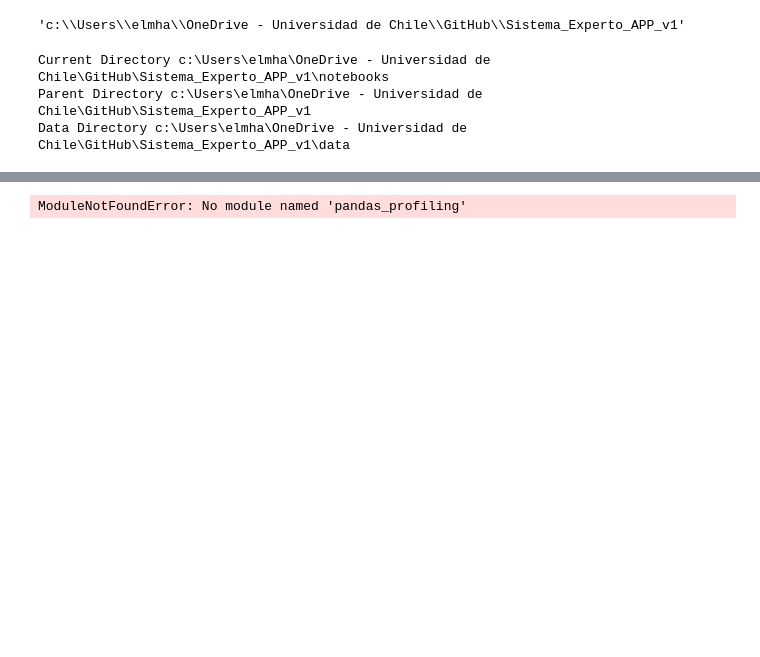
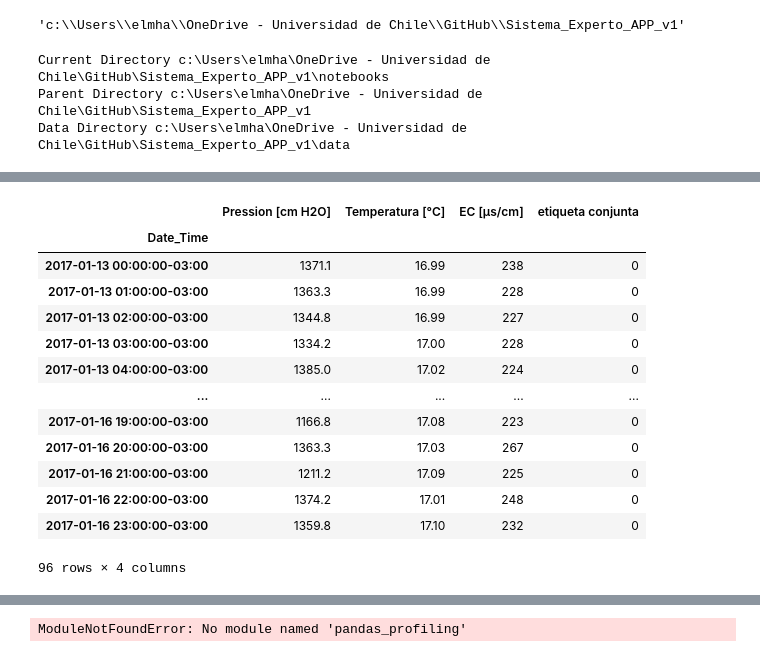
Before and after one commit to Max-jones/Sistema_Experto_APP_v1, a Jupyter notebook: notebooks/app_testing.ipynb, the cells around one changed output, grey strips where cells are left out. Cells and saved outputs as stored; diff of their text form; code cells hidden in the pictures; blank space fills up the shorter version.

```diff
--- a/notebooks/app_testing.ipynb
+++ b/notebooks/app_testing.ipynb
@@ -71,3 +75,20 @@ df.head()
+# %%
+df.loc['13-01-2017':'16-01-2017']
+# %% [output]
+|  | Pression [cm H2O] | Temperatura [°C] | EC [µs/cm] | etiqueta conjunta |
+| Date_Time |  |  |  |  |
+| 2017-01-13 00:00:00-03:00 | 1371.1 | 16.99 | 238 | 0 |
+| 2017-01-13 01:00:00-03:00 | 1363.3 | 16.99 | 228 | 0 |
+| 2017-01-13 02:00:00-03:00 | 1344.8 | 16.99 | 227 | 0 |
+| 2017-01-13 03:00:00-03:00 | 1334.2 | 17.00 | 228 | 0 |
+| 2017-01-13 04:00:00-03:00 | 1385.0 | 17.02 | 224 | 0 |
+| ... | ... | ... | ... | ... |
+| 2017-01-16 19:00:00-03:00 | 1166.8 | 17.08 | 223 | 0 |
+| 2017-01-16 20:00:00-03:00 | 1363.3 | 17.03 | 267 | 0 |
+| 2017-01-16 21:00:00-03:00 | 1211.2 | 17.09 | 225 | 0 |
+| 2017-01-16 22:00:00-03:00 | 1374.2 | 17.01 | 248 | 0 |
+| 2017-01-16 23:00:00-03:00 | 1359.8 | 17.10 | 232 | 0 |
+96 rows × 4 columns
 # %%
 # time_window = df.loc['15-08-2015':'15-01-2017']
 
```
Also changed, not shown: parts of 5 cells of this notebook, 3 other files.
